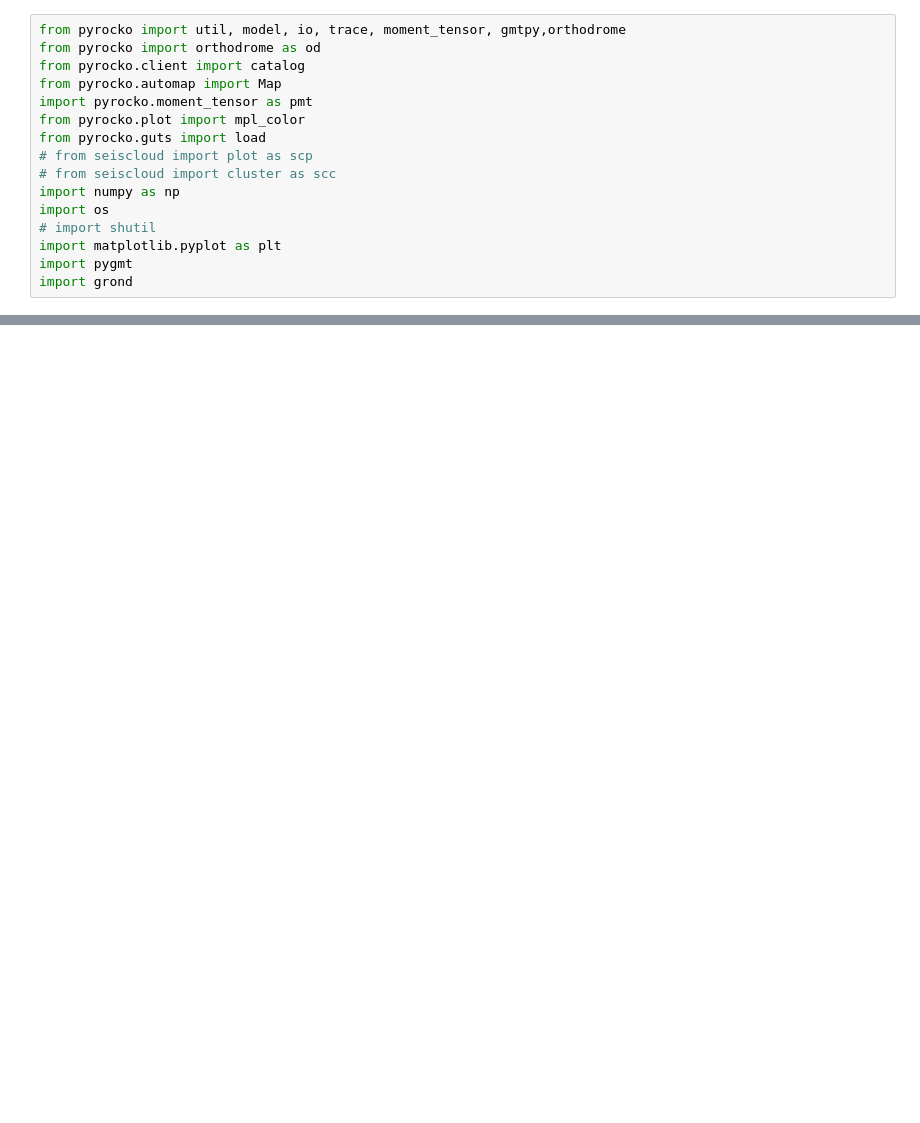
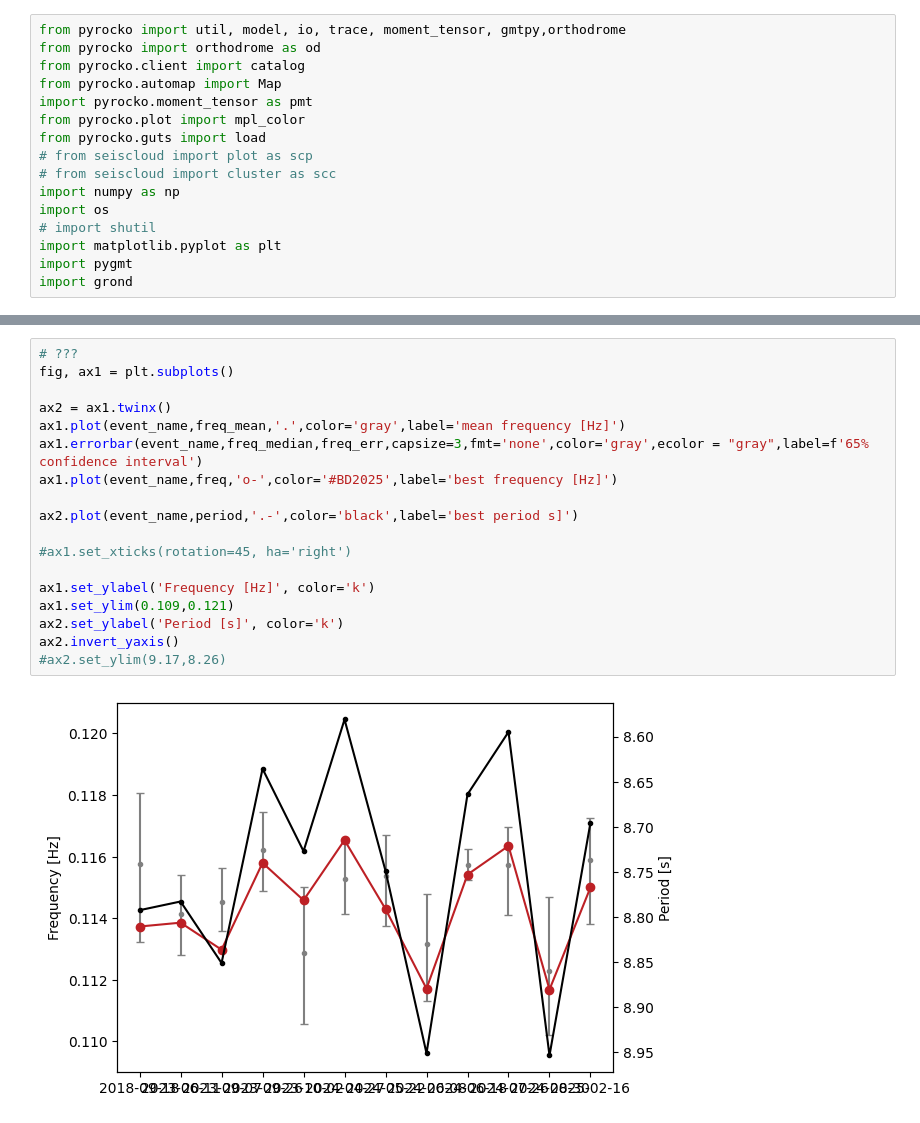
Before and after one commit to giacomorapagnani/CAMPI_FLEGREI_moment_tensor, a Jupyter notebook: codes/VLP_stats_read.ipynb, the cells around one changed output, grey strips where cells are left out. Saved outputs shown, nothing was run; the diff lists cells and outputs as text; blank space fills up the shorter version.

```diff
--- a/codes/VLP_stats_read.ipynb
+++ b/codes/VLP_stats_read.ipynb
@@ -78 +106,21 @@ VLP duration: 25.73 +- 4.842
+# %%
+# ???
+fig, ax1 = plt.subplots()
+
+ax2 = ax1.twinx()
+ax1.plot(event_name,freq_mean,'.',color='gray',label='mean frequency [Hz]')
+ax1.errorbar(event_name,freq_median,freq_err,capsize=3,fmt='none',color='gray',ecolor = "gray",label=f'65% confidence interval')
+ax1.plot(event_name,freq,'o-',color='#BD2025',label='best frequency [Hz]')
+
+ax2.plot(event_name,period,'.-',color='black',label='best period s]')
+
+#ax1.set_xticks(rotation=45, ha='right')
+
+ax1.set_ylabel('Frequency [Hz]', color='k')
+ax1.set_ylim(0.109,0.121)
+ax2.set_ylabel('Period [s]', color='k')
+ax2.invert_yaxis()
+#ax2.set_ylim(9.17,8.26)
+# %% [output]
+[figure, added]
 # %%
```
Also changed, not shown: parts of 3 cells of this notebook, 2 other files.
